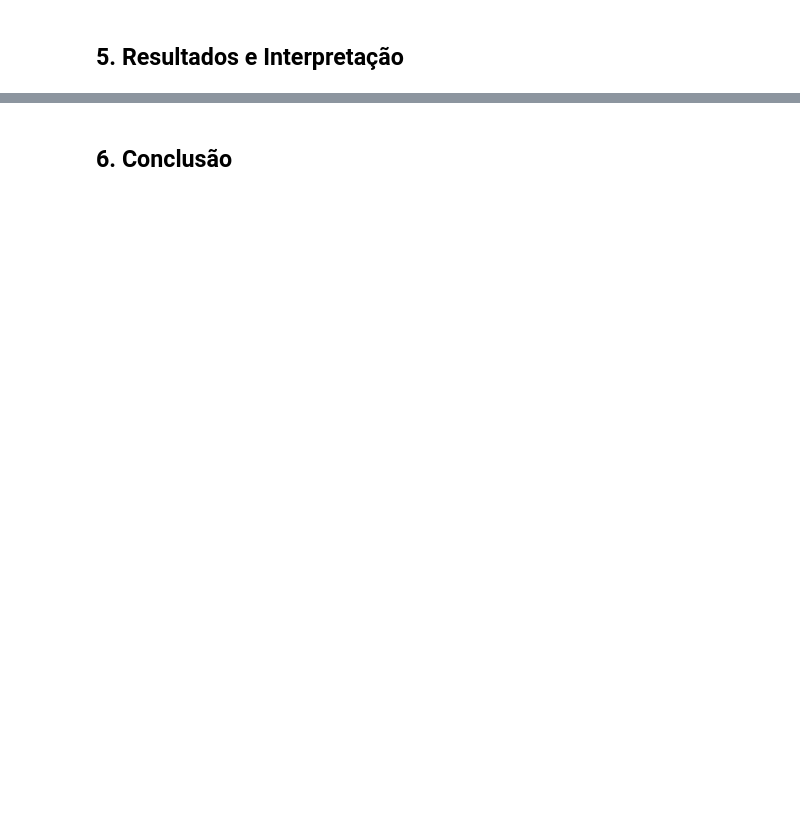
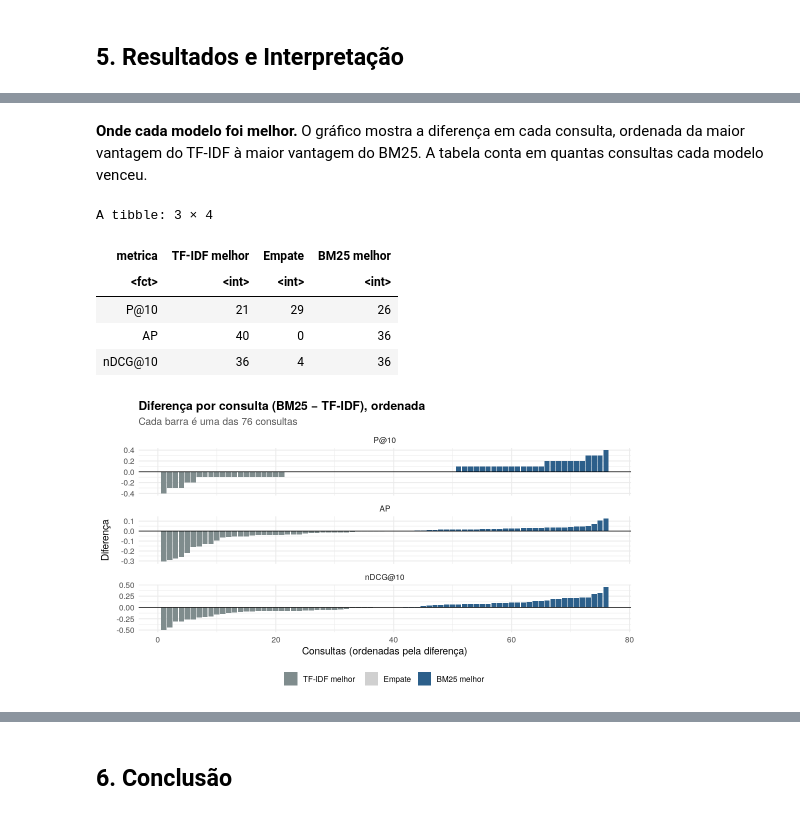
Before and after one commit to philipsantiagoo/acervo-rank, a Jupyter notebook: notebooks/analise.ipynb, the cells around one changed output, grey strips where cells are left out. Drawn from its saved outputs; the diff is of its cells as text; code cells hidden in the pictures; blank space fills up the shorter version.

```diff
--- a/notebooks/analise.ipynb
+++ b/notebooks/analise.ipynb
@@ -1191,0 +1509,44 @@ print(head_rankings(ranking_bm25,  "rank_bm25"))
+# %% [markdown]
+**Onde cada modelo foi melhor.** O gráfico mostra a diferença em cada consulta, ordenada da maior vantagem do TF-IDF à maior vantagem do BM25. A tabela conta em quantas consultas cada modelo venceu.
+# %%
+# ── Diferença em cada consulta: onde cada modelo foi melhor ───────────────────
+difs_ord <- difs_long %>%
+  group_by(metrica) %>%
+  arrange(dif, .by_group = TRUE) %>%
+  mutate(
+    posicao   = row_number(),
+    resultado = case_when(dif > 0 ~ "BM25 melhor", dif < 0 ~ "TF-IDF melhor", TRUE ~ "Empate"),
+    resultado = factor(resultado, levels = c("TF-IDF melhor", "Empate", "BM25 melhor"))
+  ) %>%
+  ungroup()
+
+g_difs <- ggplot(difs_ord, aes(x = posicao, y = dif, fill = resultado)) +
+  geom_col(width = 0.9) +
+  geom_hline(yintercept = 0, color = "black", linewidth = 0.4) +
+  facet_wrap(~ metrica, ncol = 1, scales = "free_y") +
+  scale_fill_manual(values = c("TF-IDF melhor" = CORES_PROJETO[["neutro"]],
+                               "Empate"        = "#D0D0D0",
+                               "BM25 melhor"   = CORES_PROJETO[["principal"]]),
+                    drop = FALSE) +
+  labs(
+    title = "Diferença por consulta (BM25 − TF-IDF), ordenada",
+    subtitle = "Cada barra é uma das 76 consultas",
+    x = "Consultas (ordenadas pela diferença)", y = "Diferença", fill = NULL
+  )
+print(g_difs)
+salvar_grafico(g_difs, "comparison/diferencas_por_consulta.png", altura = 7)
+
+# Placar: em quantas consultas cada modelo foi melhor
+placar <- difs_ord %>%
+  count(metrica, resultado, .drop = FALSE) %>%
+  pivot_wider(names_from = resultado, values_from = n, values_fill = 0)
+salvar_tabela(placar, "comparison/placar_por_consulta.csv")
+placar
+# %% [output]
+A tibble: 3 × 4
+| metrica | TF-IDF melhor | Empate | BM25 melhor |
+| <fct> | <int> | <int> | <int> |
+| P@10 | 21 | 29 | 26 |
+| AP | 40 | 0 | 36 |
+| nDCG@10 | 36 | 4 | 36 |
+[figure, added]
```
Also changed, not shown: parts of 33 cells of this notebook, 24 other files.
